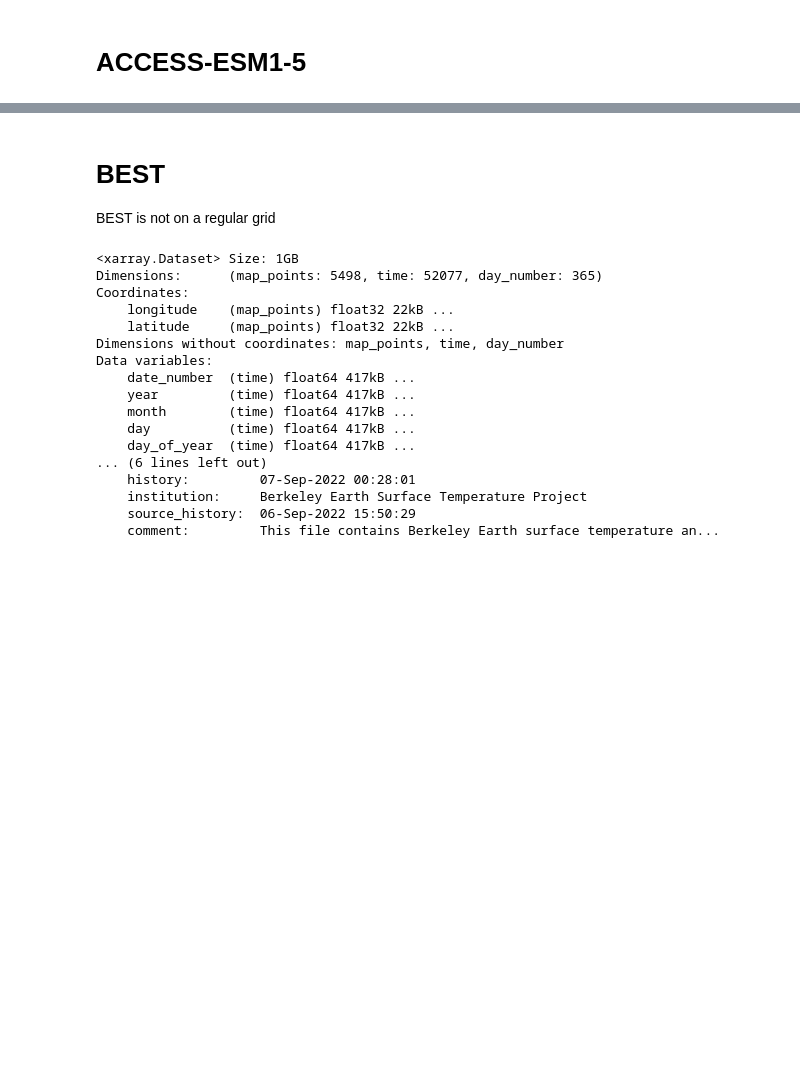
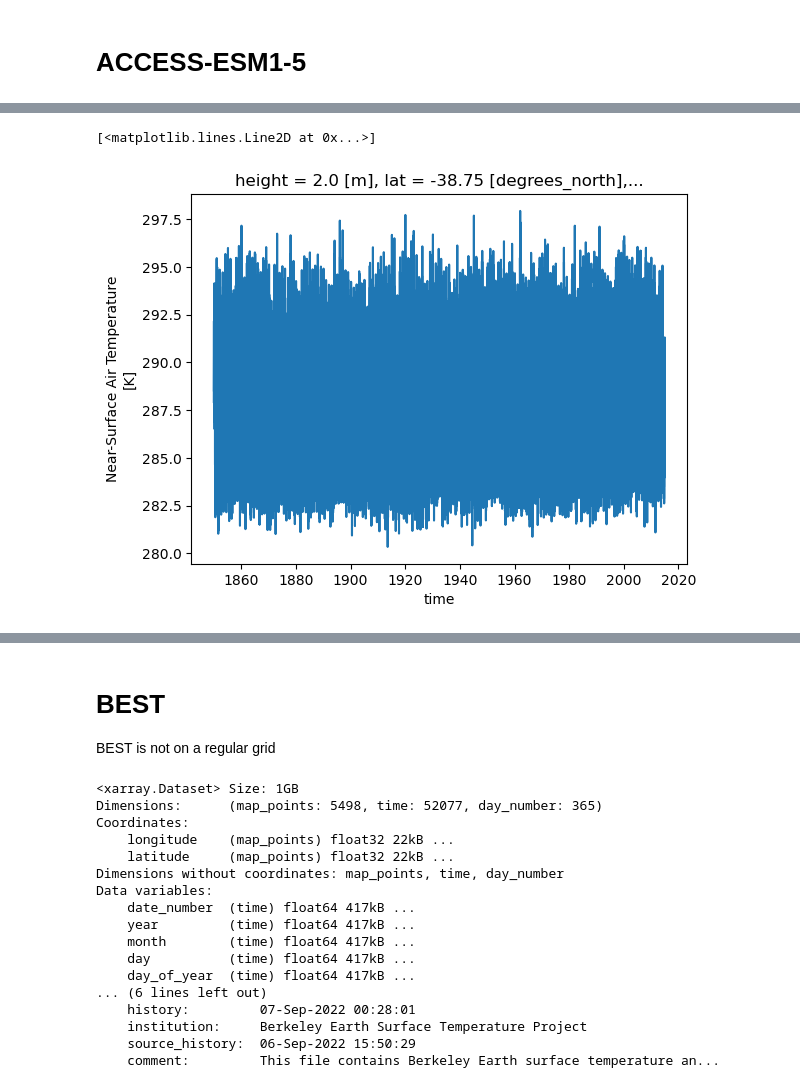
Before and after one commit to alexborowiak/time_of_emergene_drafts, a Jupyter notebook: toplevel_notebooks/07_daily_data.ipynb, the cells around one changed output, grey strips where cells are left out. Drawn from its saved outputs; the diff is of its cells as text; code cells hidden in the pictures; blank space fills up the shorter version.

```diff
--- a/toplevel_notebooks/07_daily_data.ipynb
+++ b/toplevel_notebooks/07_daily_data.ipynb
@@ -12,0 +40,2 @@ client
+# %%
+xr.set_options(display_expand_attrs=False)
@@ -28,0 +127,7 @@ Consider scattering data ahead of time and using futures.
+# %%
+daily_ds = xr.open_dataset('/g/data/w40/ab2313/time_of_emergence/access_tas_daily_v2.zarr', engine='zarr')
+# %%
+daily_ds = daily_ds.chunk({'time':-1, 'lat':145//5, 'lon':192//16}).tas
+# %%
+daily_ds = daily_ds.persist()
+wait(daily_ds);
@@ -28,0 +162,5 @@ Consider scattering data ahead of time and using futures.
+# %%
+daily_ds.sel(lat=-39, lon=145, method='nearest').plot()
+# %% [output]
+[<matplotlib.lines.Line2D at 0x...>]
+[figure, added]
```
Also changed, not shown: parts of 66 cells of this notebook, 16 other files.
